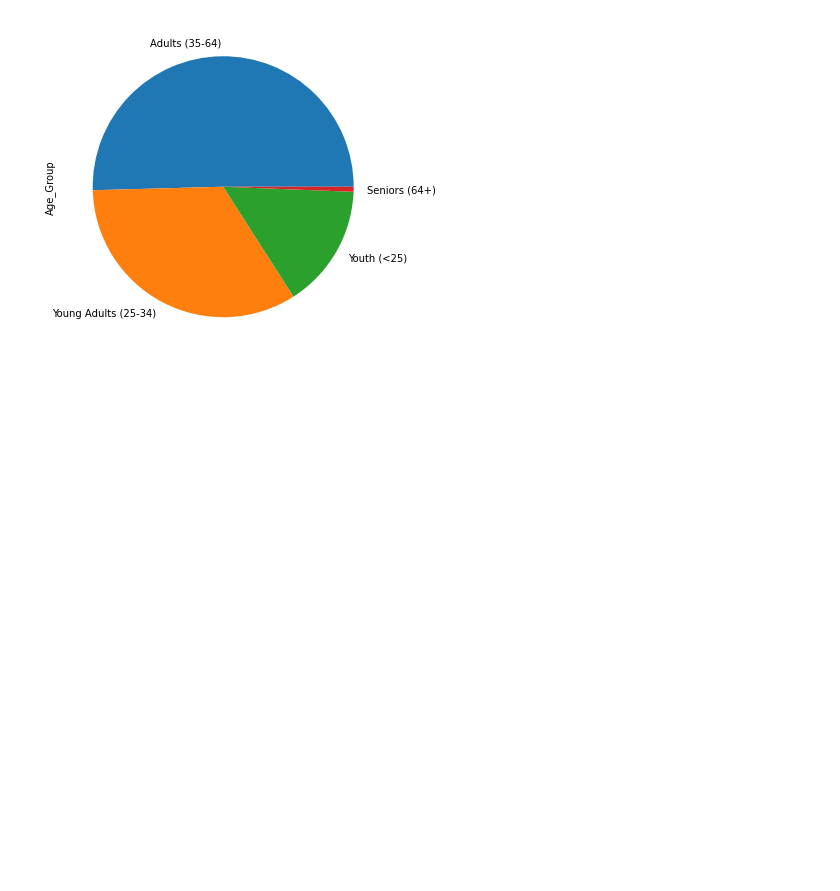
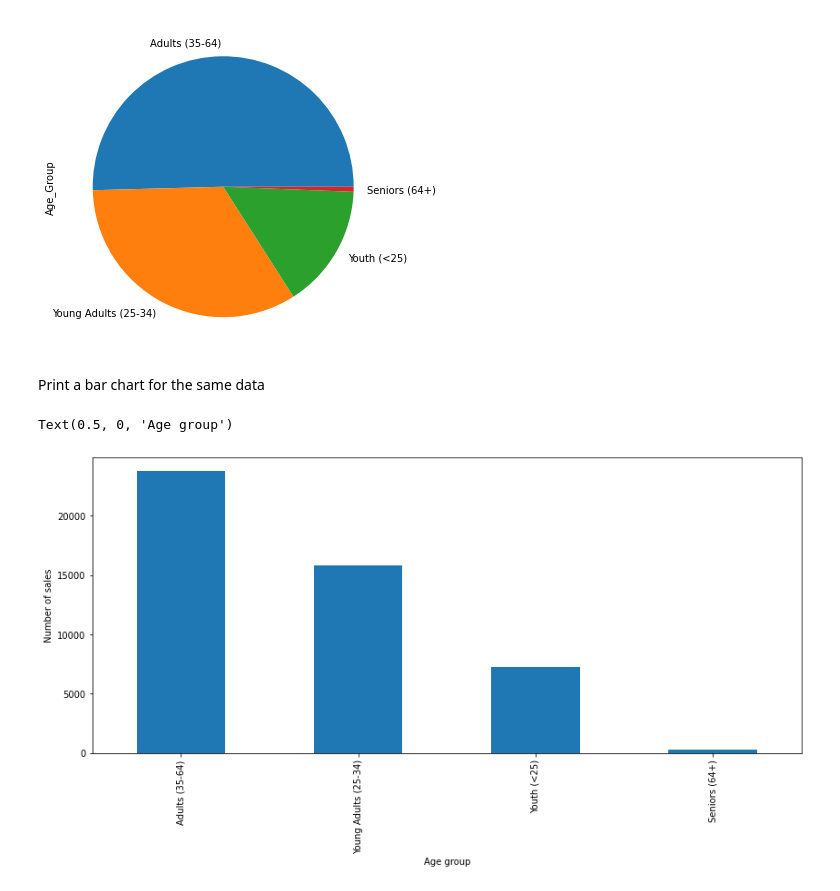
Before and after one commit to pranayb-konverge/data-analysis-for-python, a Jupyter notebook: bike_store_sales.ipynb, the cells around one changed output. Drawn from its saved outputs; the diff is of its cells as text; code cells hidden in the pictures; blank space fills up the shorter version.

```diff
--- a/bike_store_sales.ipynb
+++ b/bike_store_sales.ipynb
@@ -178,3 +178,12 @@ age_group.value_counts().plot(kind='pie', figsize=(6,6))
 # %% [output]
 <matplotlib.axes._subplots.AxesSubplot at 0x...>
 [figure]
+# %% [markdown]
+Print a bar chart for the same data
+# %%
+chart = age_group.value_counts().plot(kind='bar', figsize=(14,6))
+chart.set_ylabel("Number of sales")
+chart.set_xlabel("Age group")
+# %% [output]
+Text(0.5, 0, 'Age group')
+[figure, added]
```
Also changed, not shown: parts of 7 cells of this notebook.
